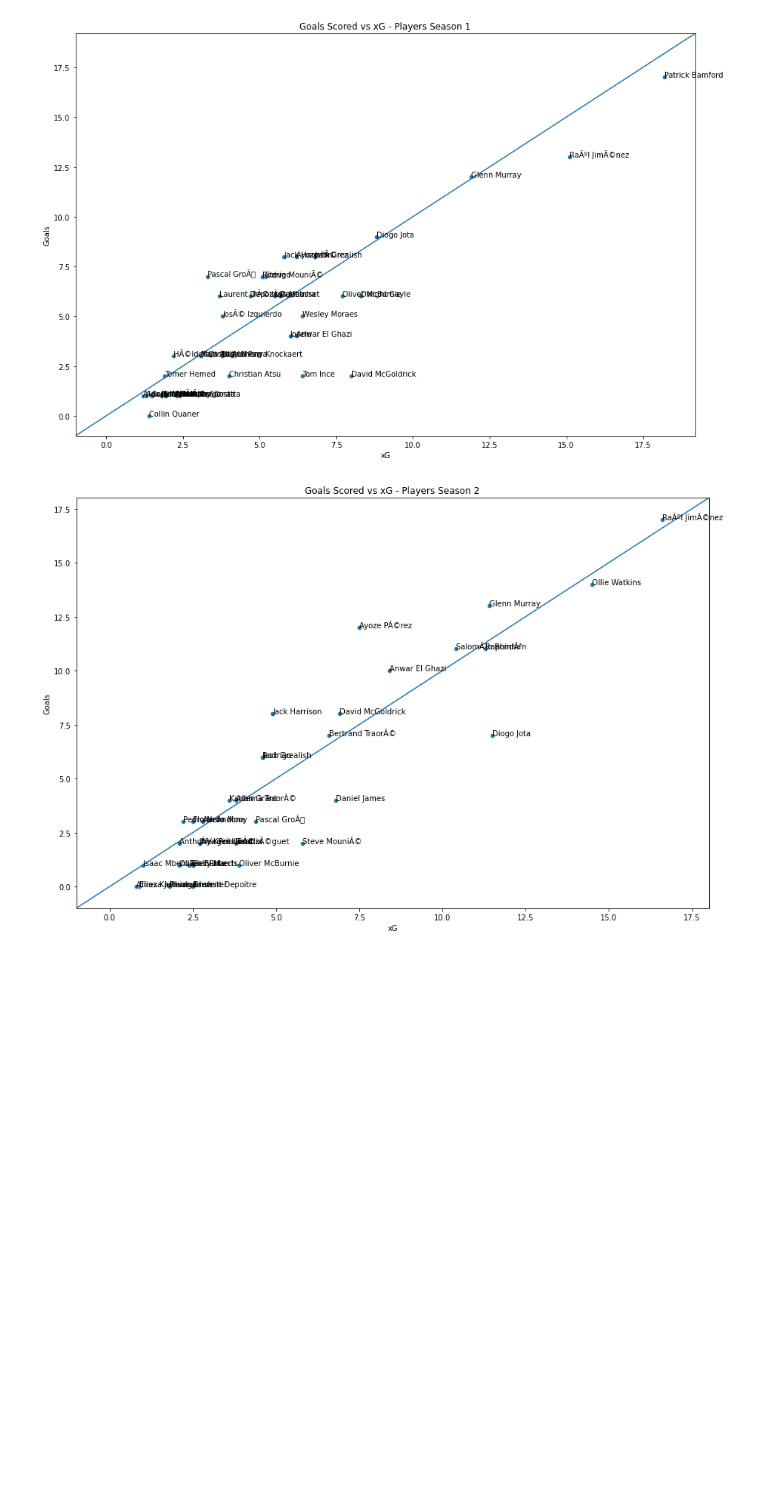
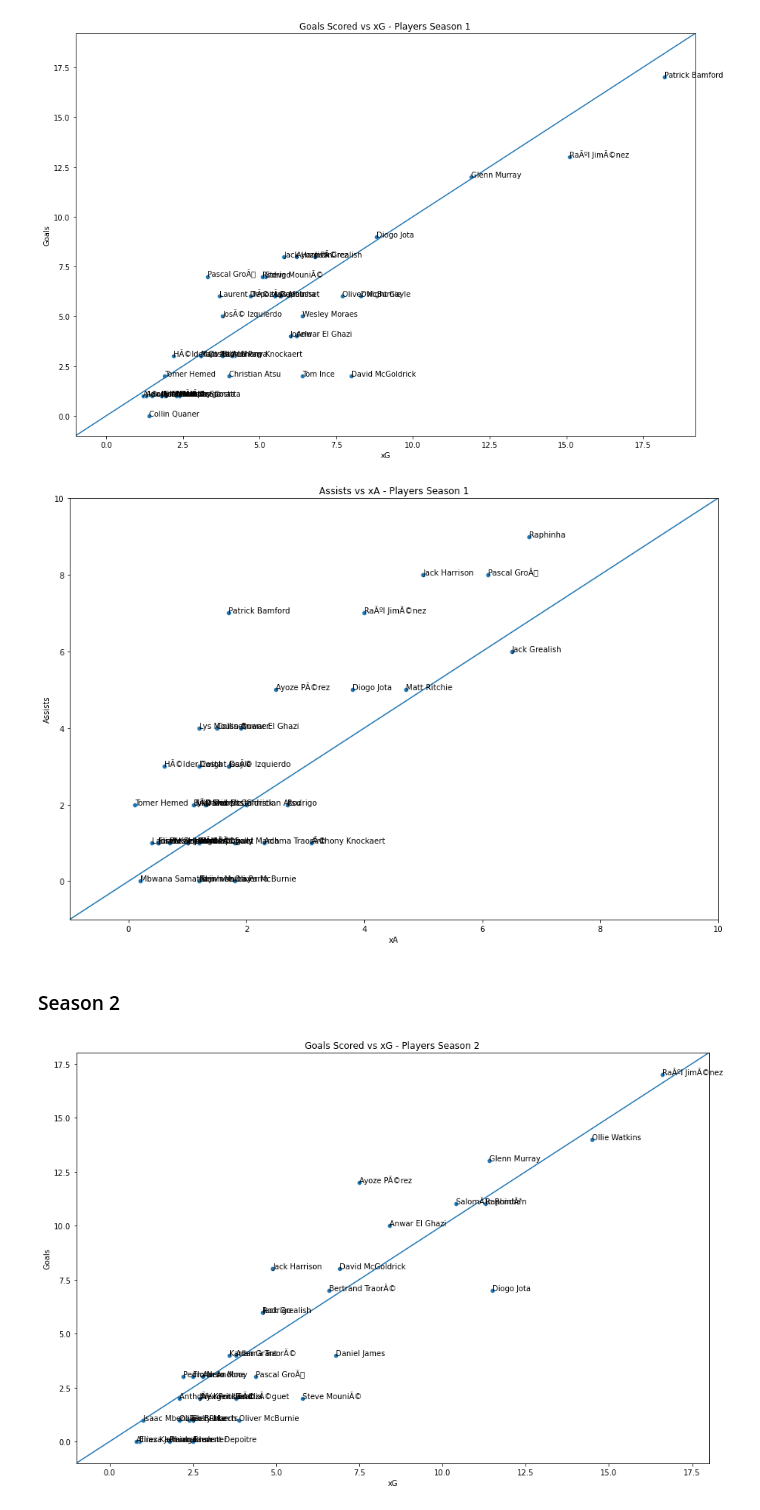
Before and after one commit to kiansweeney11/xg-data-analysis, a Jupyter notebook: scatterplots-over&underperformance.ipynb, the cells around one changed output. Drawn from its saved outputs; the diff is of its cells as text; code cells hidden in the pictures; blank space fills up the shorter version.

Commit message:
images

```diff
--- a/scatterplots-over&underperformance.ipynb
+++ b/scatterplots-over&underperformance.ipynb
@@ -220,4 +221,45 @@ plt.ylabel("Goals") # y label
 plt.show()
 # %% [output]
 [figure]
+# %%
+#### assists
+if df1.xA.min() - 1 > df1.Assists.min() - 1:
+    min_y = df1.Assists.min() - 1
+else:
+    min_y = df1.xA.min() - 1
+
+if df1.xA.max() + 1 < df1.Assists.max() + 1:
+    max_x = df1.Assists.max() + 1
+else:
+    max_x = df1.xA.max() + 1
+
+plt.figure(figsize=(15, 10))
+sns.scatterplot(x = "xA",
+            y = "Assists",
+            ci = None,
+            data = df1)
+
+x1 = list(df1.xA)
+y1 = list(df1.Assists)
+lbl = list(df1.Player)
+texts = []
+for x, y, s in zip(df1.xA, df1.Assists, df1.Player):
+    texts.append(plt.text(x, y, s))
+
+plt.axline((0, 0), slope = 1)
+
+#plt.hlines(y=15, xmin=0, xmax=15, colors='r', linestyles='--', lw=2)
+## keep common scaling for more accurate plot
+plt.xlim(min_y, max_x)
+plt.ylim(min_y, max_x)
+plt.title("Assists vs xA - Players Season 1")
+plt.xlabel("xA") # x label
+plt.ylabel("Assists") # y label
+
+plt.savefig("images/assists-xa-s1.png")
+plt.show()
+# %% [output]
+[figure, added]
+# %% [markdown]
+### Season 2
 # %%
```
Also changed, not shown: parts of 2 cells of this notebook, 6 other files.
